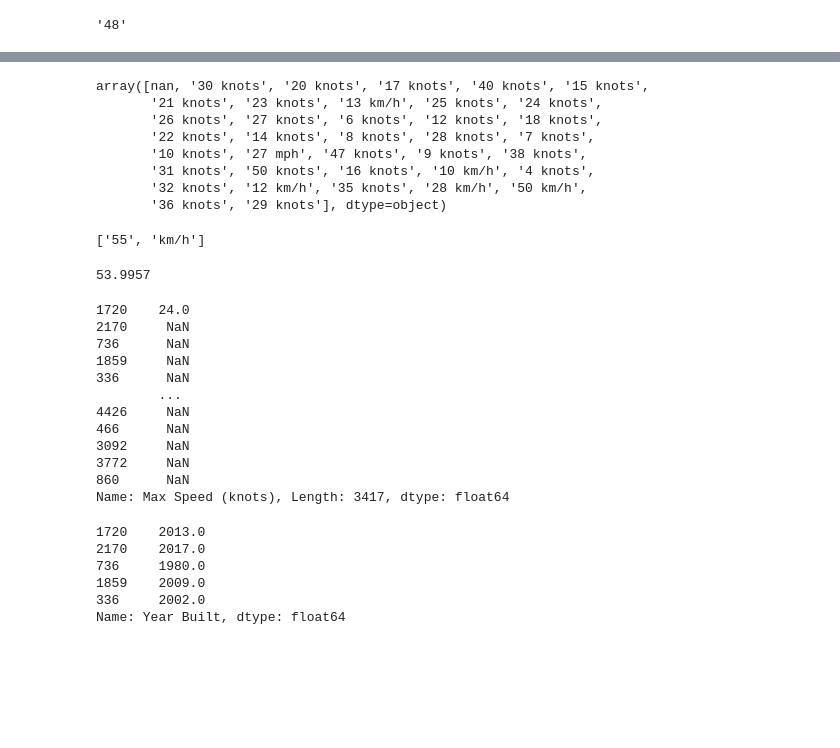
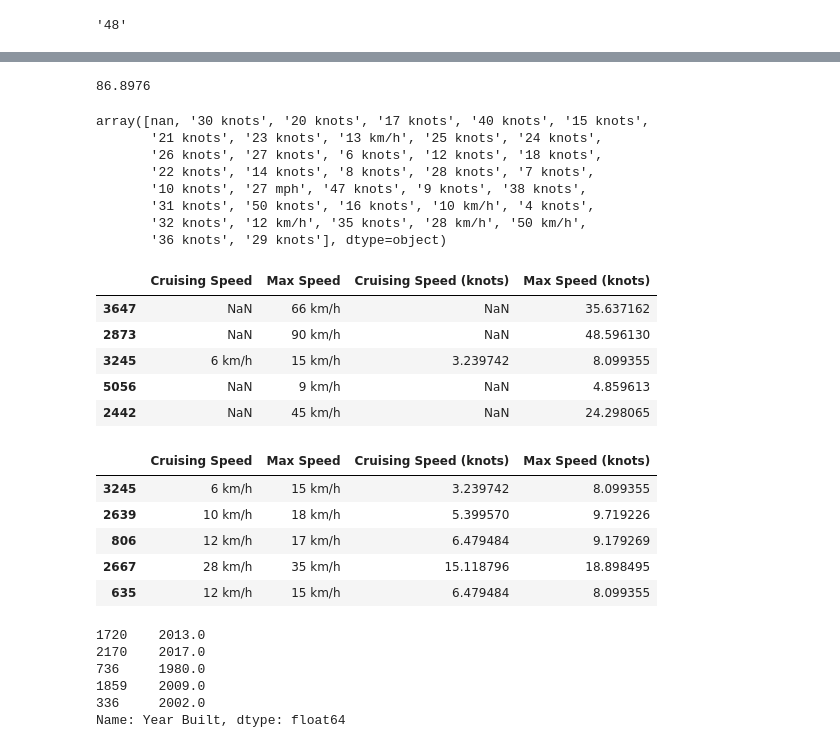
Before and after one commit to kristy25/AcademyPublic, a Jupyter notebook: Untitled1.ipynb, the cells around one changed output, grey strips where cells are left out. Drawn from its saved outputs; the diff is of its cells as text; code cells hidden in the pictures; blank space fills up the shorter version.

```diff
--- a/Untitled1.ipynb
+++ b/Untitled1.ipynb
@@ -1448,3 +1506,37 @@ def convert_speed_knots(string, dict_conversion):
+# %%
+# Now let's focus on the speed conversion
+dict_knots_conversion = {
+    'mph':0.868976,
+    'km/h': 0.539957,
+    'knots': 1
+}
+
+def convert_speed_knots(string, dict_conversion):
+
+    """Allows to get the speed in knots from any speed unit with a conversion table.
+    ----------
+    Parameters
+    string : Chain of characters containing the speed
+    dict_change : Table of conversion
+    ----------
+    Output
+    Chain of characters with the new speed feature converted
+    """
+
+    # Split the chain of characters in 2 by the space
+    list_speed = string.split()        # example : '62 km/h'  -> ['62', 'km/h']
+
+    # Convert speed to float in order to do the conversion
+    list_speed[0] = float(list_speed[0])
+
+    # Convert the speed
+    speed_in_knots = list_speed[0] * dict_conversion[list_speed[1]]
+
+    return speed_in_knots
+# %%
+convert_speed_knots('100 mph',dict_knots_conversion)
+# %% [output]
+86.8976
 # %%
 train['Cruising Speed'].unique()
 # %% [output]
@@ -1456,12 +1548,4 @@ array([nan, '30 knots', '20 knots', '17 knots', '40 knots', '15 knots',
        '31 knots', '50 knots', '16 knots', '10 km/h', '4 knots',
        '32 knots', '12 km/h', '35 knots', '28 km/h', '50 km/h',
        '36 knots', '29 knots'], dtype=object)
-# %%
-('55 km/h').split()
-# %% [output]
-['55', 'km/h']
-# %%
-convert_speed_knots('100 km/h',dict_knots_conversion)
-# %% [output]
-53.9957
 # %%
@@ -1470,18 +1554,21 @@ for col in ['Cruising Speed', 'Max Speed']:
-# %%
-train['Max Speed (knots)']
-# %% [output]
-1720    24.0
-2170     NaN
-736      NaN
-1859     NaN
-336      NaN
-        ...
-4426     NaN
-466      NaN
-3092     NaN
-3772     NaN
-860      NaN
-Name: Max Speed (knots), Length: 3417, dtype: float64
+# %%
+train[(train['Max Speed'].notna()) & (train['Max Speed'].str.contains('km'))][["Cruising Speed", "Max Speed", "Cruising Speed (knots)", "Max Speed (knots)"]].head()
+# %% [output]
+|  | Cruising Speed | Max Speed | Cruising Speed (knots) | Max Speed (knots) |
+| 3647 | NaN | 66 km/h | NaN | 35.637162 |
+| 2873 | NaN | 90 km/h | NaN | 48.596130 |
+| 3245 | 6 km/h | 15 km/h | 3.239742 | 8.099355 |
+| 5056 | NaN | 9 km/h | NaN | 4.859613 |
+| 2442 | NaN | 45 km/h | NaN | 24.298065 |
+# %%
+train[(train['Cruising Speed'].notna()) & (train['Cruising Speed'].str.contains('km'))][["Cruising Speed", "Max Speed", "Cruising Speed (knots)", "Max Speed (knots)"]].head()
+# %% [output]
+|  | Cruising Speed | Max Speed | Cruising Speed (knots) | Max Speed (knots) |
+| 3245 | 6 km/h | 15 km/h | 3.239742 | 8.099355 |
+| 2639 | 10 km/h | 18 km/h | 5.399570 | 9.719226 |
+| 806 | 12 km/h | 17 km/h | 6.479484 | 9.179269 |
+| 2667 | 28 km/h | 35 km/h | 15.118796 | 18.898495 |
+| 635 | 12 km/h | 15 km/h | 6.479484 | 8.099355 |
 # %%
 train.drop(columns=['Cruising Speed','Max Speed','Engine Performance'],inplace=True)
 # %%
```
Also changed, not shown: parts of 21 cells of this notebook.
